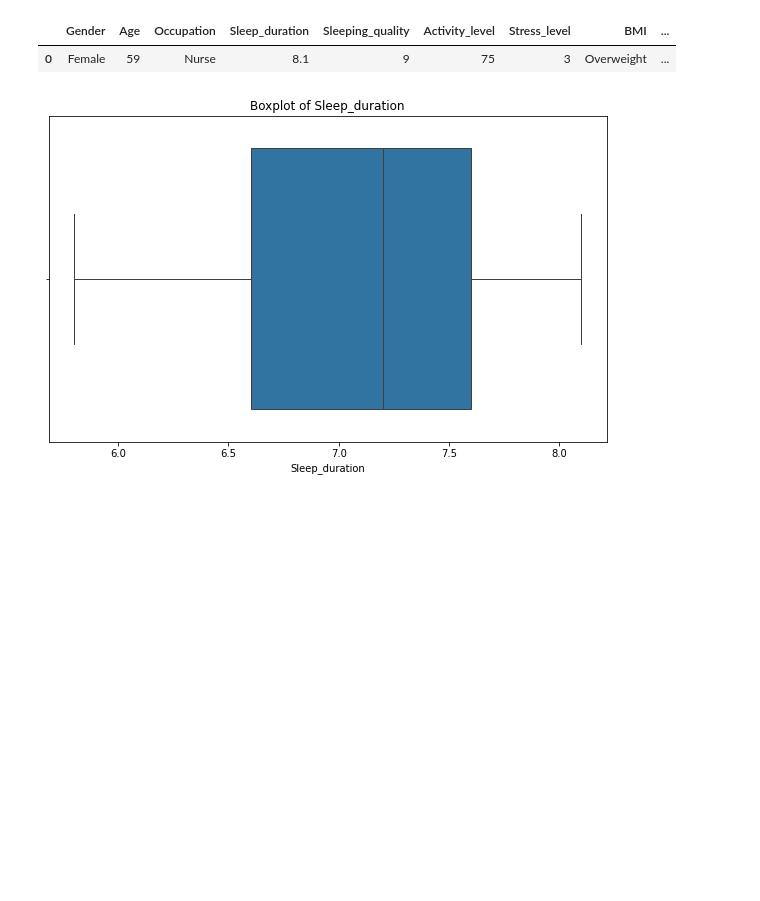
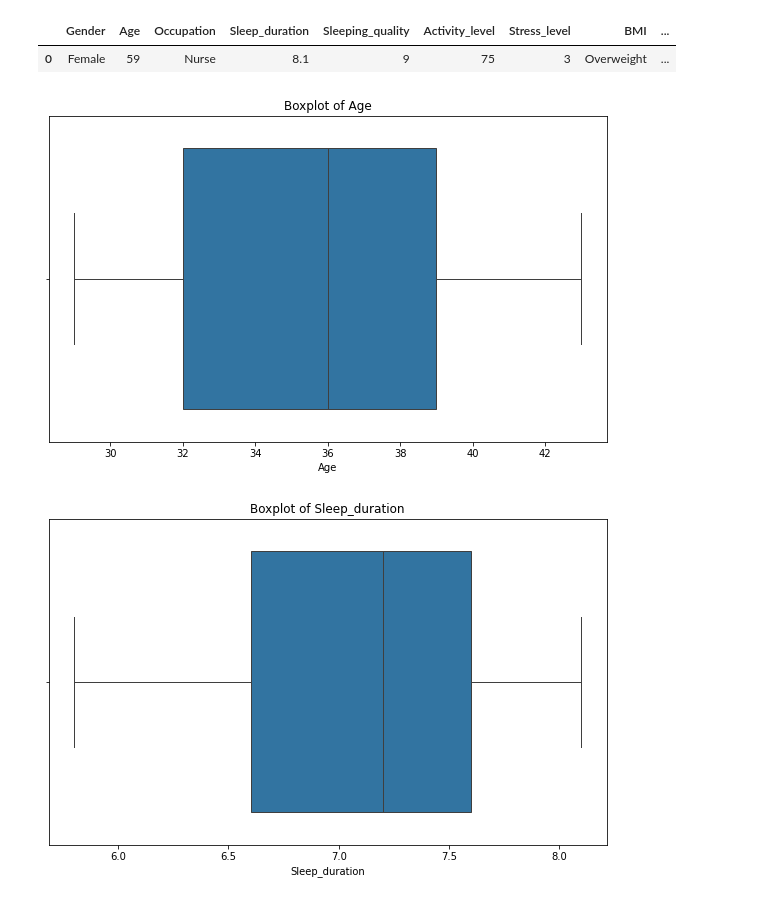
Before and after one commit to ledagale27/Sleep_Disorder, a Jupyter notebook: Sleep_Disorder.ipynb, the cells around one changed output. Cells and saved outputs as stored; diff of their text form; code cells hidden in the pictures; blank space fills up the shorter version.

```diff
--- a/Sleep_Disorder.ipynb
+++ b/Sleep_Disorder.ipynb
@@ -269,6 +269,16 @@ outliers
 # %% [output]
 |  | Gender | Age | Occupation | Sleep_duration | Sleeping_quality | Activity_level | Stress_level | BMI | ... |
 | 0 | Female | 59 | Nurse | 8.1 | 9 | 75 | 3 | Overweight | ... |
+# %%
+df = (df[((df["Age"]<(q1-(1.5*iqr))) | (df["Age"]<(q3+(1.5*iqr)))) ] )
+# %%
+plt.figure(figsize = (10,6))
+sns.boxplot(data = df["Age"], orient = "h")
+plt.title("Boxplot of Age")
+plt.xlabel("Age")
+plt.show()
+# %% [output]
+[figure, added]
 # %%
 plt.figure(figsize = (10,6))
 sns.boxplot(data = df["Sleep_duration"], orient = "h")
```
Also changed, not shown: parts of 14 cells of this notebook.
